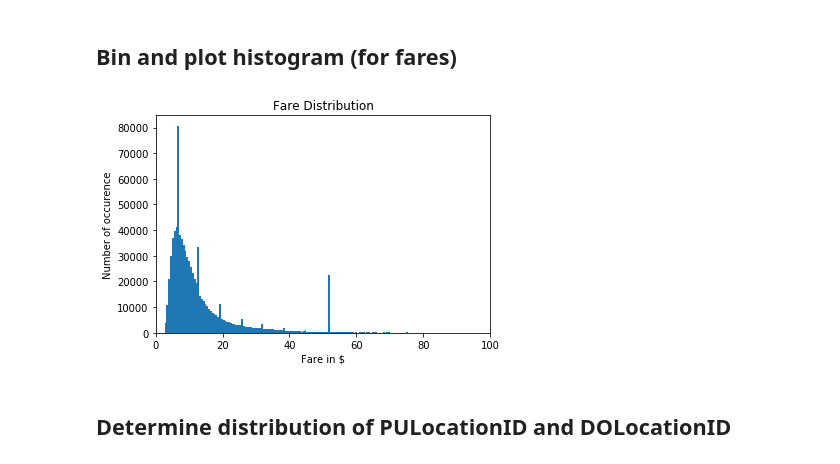
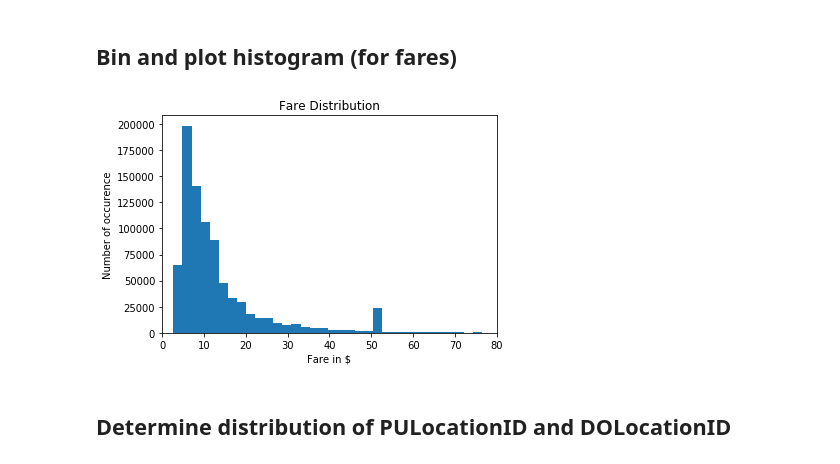
Before and after one commit to JacobHelwig/Fare-Prediction, a Jupyter notebook: Taxi Exploration.ipynb, the cells around one changed output. Cells and saved outputs as stored; diff of their text form; code cells hidden in the pictures.

```diff
--- a/Taxi Exploration.ipynb
+++ b/Taxi Exploration.ipynb
@@ -253,14 +252,14 @@ dtype: int64
 # %% [markdown]
 ## Bin and plot histogram (for fares)
 # %%
-plt.hist(taxi_clean.fare_amount, 1000)
+plt.hist(taxi_clean.fare_amount, 250)
 plt.title('Fare Distribution')
 plt.xlabel('Fare in $')
 plt.ylabel('Number of occurence')
-plt.xlim(0, 100)
+plt.xlim(0, 80)
 plt.show();
 # %% [output]
-[figure, old version]
+[figure, new version]
 # %% [markdown]
 ## Determine distribution of PULocationID and DOLocationID
 # %%
```
Also changed, not shown: parts of 14 cells of this notebook.
